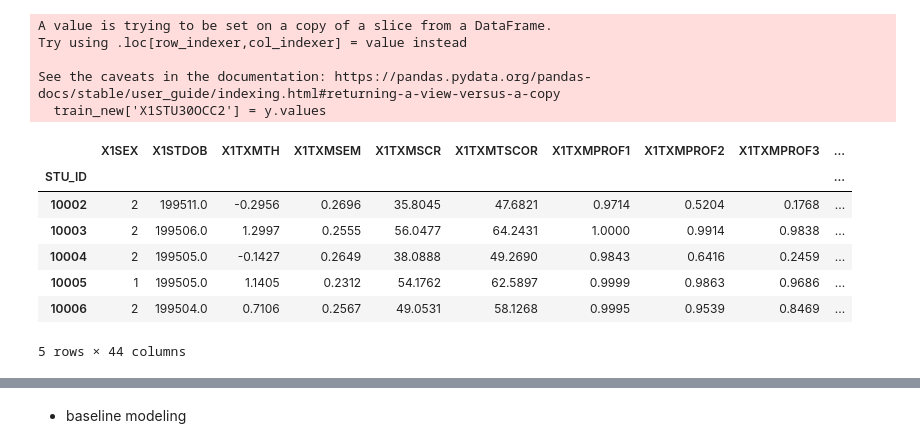
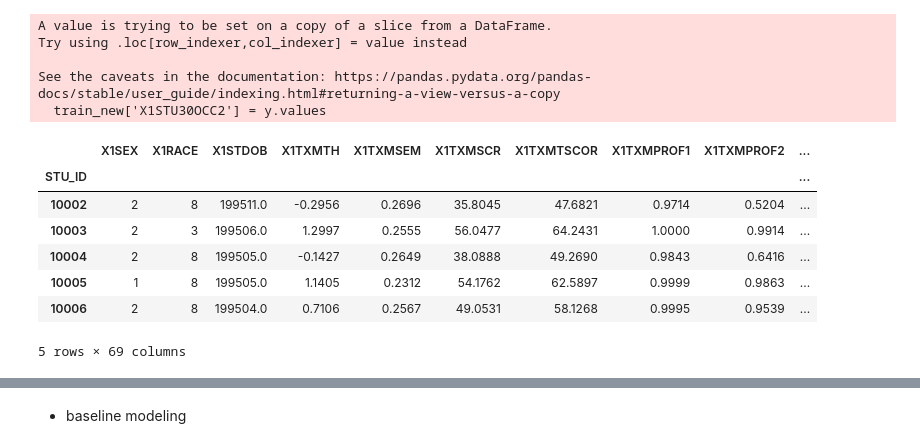
Before and after one commit to Hwijune/hackt, a Jupyter notebook: 08_DS/2023-DS-Multi_Classification.ipynb, the cells around one changed output, grey strips where cells are left out. Drawn from its saved outputs; the diff is of its cells as text; code cells hidden in the pictures.

```diff
--- a/08_DS/2023-DS-Multi_Classification.ipynb
+++ b/08_DS/2023-DS-Multi_Classification.ipynb
@@ -206,15 +211,15 @@ import numpy as np
 from sklearn.model_selection import train_test_split
 np.random.seed(123)
 # %%
-df = pd.read_csv('data/train_ver03.csv', index_col='STU_ID')
+df = pd.read_csv('/content/drive/Othercomputers/내 노트북/study/08_DS/data/multi_classification/train_ver03.csv', index_col='STU_ID')
 df.head()
 # %% [output]
-|  | X1SEX | X1STDOB | X1TXMTH | X1TXMSEM | X1TXMSCR | X1TXMTSCOR | X1TXMPROF1 | X1TXMPROF2 | X1TXMPROF3 | ... |
+|  | X1SEX | X1RACE | X1STDOB | X1TXMTH | X1TXMSEM | X1TXMSCR | X1TXMTSCOR | X1TXMPROF1 | X1TXMPROF2 | ... |
 | STU_ID |  |  |  |  |  |  |  |  |  | ... |
-| 10002 | 2 | 199511.0 | -0.2956 | 0.2696 | 35.8045 | 47.6821 | 0.9714 | 0.5204 | 0.1768 | ... |
-| 10003 | 2 | 199506.0 | 1.2997 | 0.2555 | 56.0477 | 64.2431 | 1.0000 | 0.9914 | 0.9838 | ... |
-| 10004 | 2 | 199505.0 | -0.1427 | 0.2649 | 38.0888 | 49.2690 | 0.9843 | 0.6416 | 0.2459 | ... |
-| 10005 | 1 | 199505.0 | 1.1405 | 0.2312 | 54.1762 | 62.5897 | 0.9999 | 0.9863 | 0.9686 | ... |
-| 10006 | 2 | 199504.0 | 0.7106 | 0.2567 | 49.0531 | 58.1268 | 0.9995 | 0.9539 | 0.8469 | ... |
+| 10002 | 2 | 8 | 199511.0 | -0.2956 | 0.2696 | 35.8045 | 47.6821 | 0.9714 | 0.5204 | ... |
+| 10003 | 2 | 3 | 199506.0 | 1.2997 | 0.2555 | 56.0477 | 64.2431 | 1.0000 | 0.9914 | ... |
+| 10004 | 2 | 8 | 199505.0 | -0.1427 | 0.2649 | 38.0888 | 49.2690 | 0.9843 | 0.6416 | ... |
+| 10005 | 1 | 8 | 199505.0 | 1.1405 | 0.2312 | 54.1762 | 62.5897 | 0.9999 | 0.9863 | ... |
+| 10006 | 2 | 8 | 199504.0 | 0.7106 | 0.2567 | 49.0531 | 58.1268 | 0.9995 | 0.9539 | ... |
-5 rows × 44 columns
+5 rows × 69 columns
 # %%
```
Also changed, not shown: parts of 43 cells of this notebook, 13 other files.
